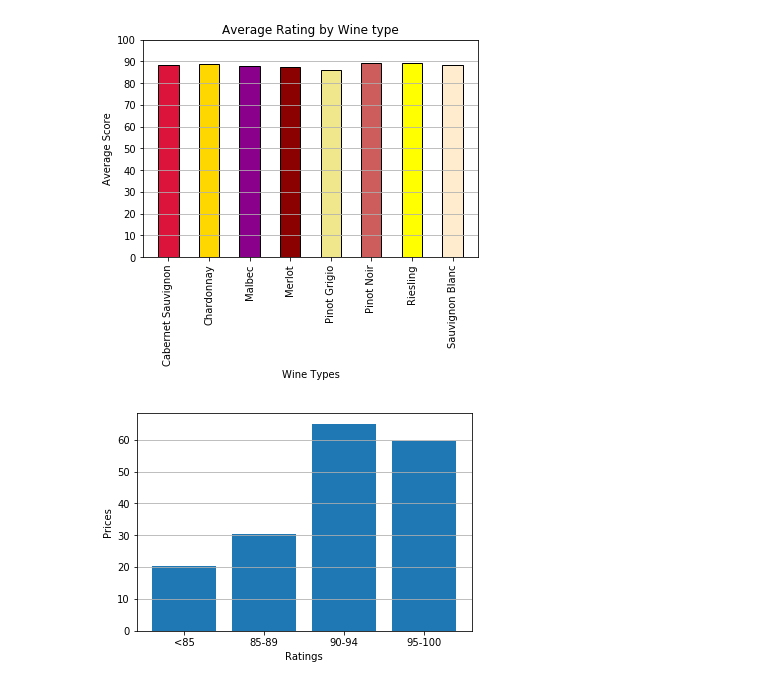
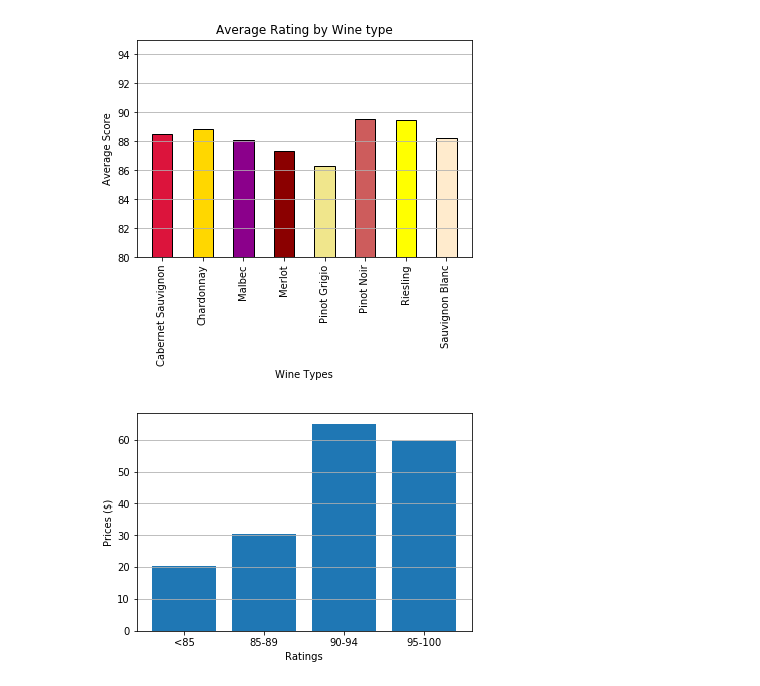
Before and after one commit to mcgeec91/Wine_Project, a Jupyter notebook: chris_data_1.ipynb, the cells around one changed output. Drawn from its saved outputs; the diff is of its cells as text; code cells hidden in the pictures.

```diff
--- a/chris_data_1.ipynb
+++ b/chris_data_1.ipynb
@@ -35,27 +36,27 @@ all_wine_scores = [cabernet_score, chardonnay_score, malbec_score, merlot_score,
 # %%
 names= ['Cabernet Sauvignon', 'Chardonnay', 'Malbec','Merlot', 'Pinot Grigio', 'Pinot Noir','Riesling', 'Sauvignon Blanc']
 my_colors = ["crimson", "gold", "darkmagenta", "darkred", "khaki", "indianred", "yellow", "blanchedalmond"]
 
 
 
 plt.bar(names,all_wine_scores, width=.5,color=my_colors,edgecolor="k")
 plt.title("Average Rating by Wine type")
 plt.xlabel("Wine Types")
 plt.ylabel("Average Score")
 
 
-y=[0,10,20,30,40,50,60,70,80,90,100]
+y=[80,82,84,86,88,90,92,94,96]
 plt.yticks(y)
 plt.grid(axis='y')
 plt.xticks(rotation=90)
-
+plt.ylim((80, 95))
 # Save the figure
 plt.savefig("Resources/images/Average_Rating_by_Wine_type.png")
 
 # Show plot
 plt.show()
 # %% [output]
-[figure, old version]
+[figure, new version]
 # %%
 unique_winery=all_wines_df.groupby(['winery']).count()
 top_wineries=pd.DataFrame(all_wines_df).sort_values(["points"], ascending=False)
@@ -82,7 +83,7 @@ plt.bar(rating_bracket,b)
 #rating by rating bin
 plt.grid(axis='y')
 plt.xlabel("Ratings")
-plt.ylabel("Prices")
+plt.ylabel("Prices ($)")
 
 # Save the figure
 plt.savefig("Resources/images/Are_Ratings_affected_by_Price.png")
@@ -90,7 +91,7 @@ plt.savefig("Resources/images/Are_Ratings_affected_by_Price.png")
 # Show plot
 plt.show()
 # %% [output]
-[figure, old version]
+[figure, new version]
 # %%
 most_expensive_wineries=pd.DataFrame(all_wines_df).sort_values(["price"], ascending=False)
 # %%
```
Also changed, not shown: parts of 2 cells of this notebook.
